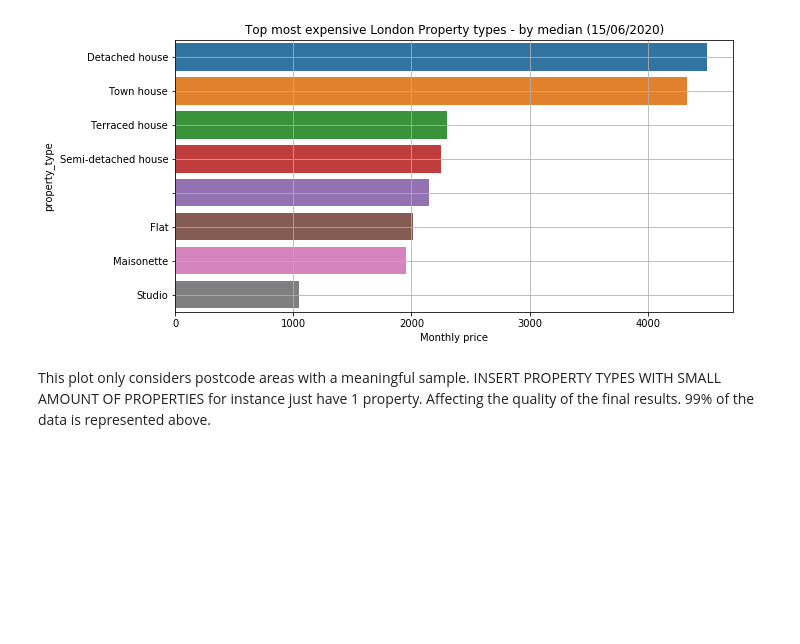
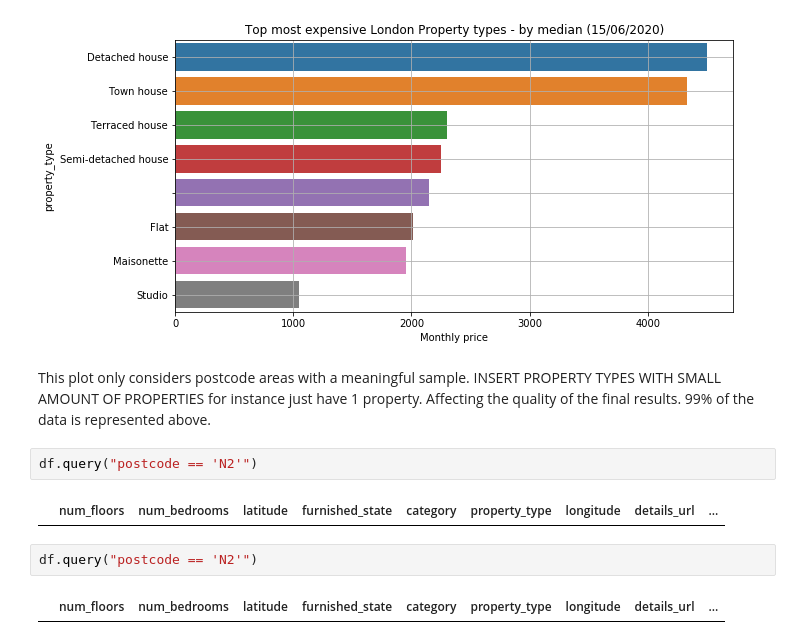
Before and after one commit to marco-cardoso/property_anomaly_detector_frontend, a Jupyter notebook: notebooks/eda.ipynb, the cells around one changed output. Cells and saved outputs as stored; diff of their text form; blank space fills up the shorter version.

```diff
--- a/notebooks/eda.ipynb
+++ b/notebooks/eda.ipynb
@@ -317,3 +320,11 @@ plt.show()
 [figure]
 # %% [markdown]
 This plot only considers postcode areas with a meaningful sample. INSERT PROPERTY TYPES WITH SMALL AMOUNT OF PROPERTIES for instance just have 1 property. Affecting the quality of the final results. 99% of the data is represented above.
+# %%
+df.query("postcode == 'N2'")
+# %% [output]
+|  | num_floors | num_bedrooms | latitude | furnished_state | category | property_type | longitude | details_url | ... |
+# %%
+df.query("postcode == 'N2'")
+# %% [output]
+|  | num_floors | num_bedrooms | latitude | furnished_state | category | property_type | longitude | details_url | ... |
```
Also changed, not shown: parts of 3 cells of this notebook, 5 other files.
